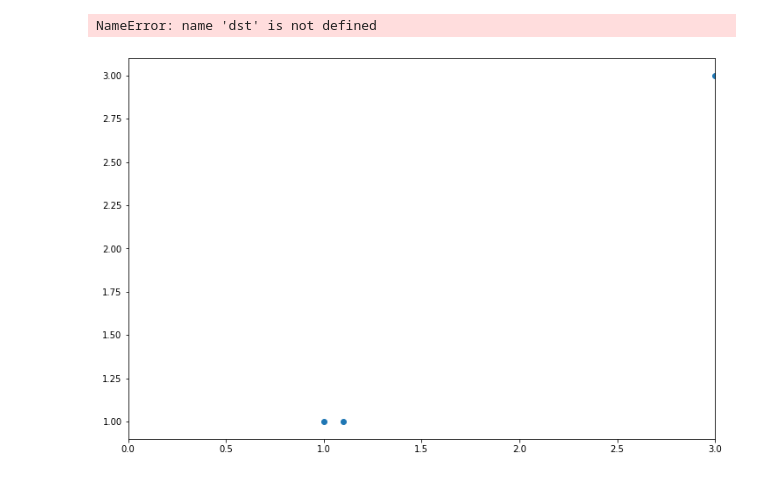
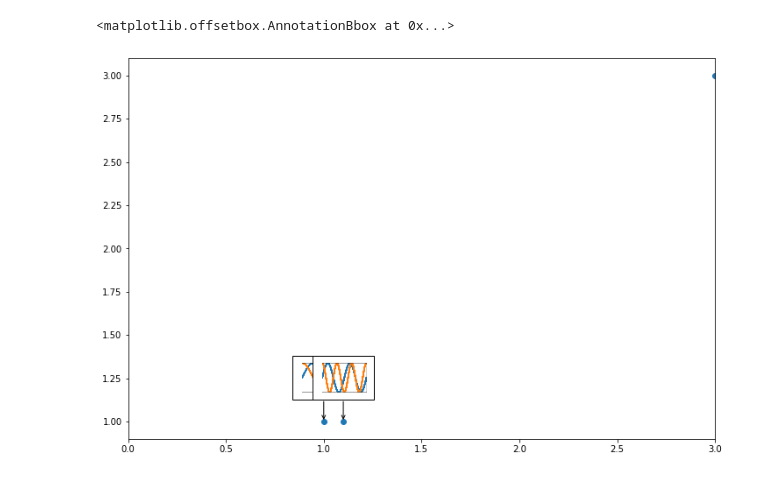
Before and after one commit to sakeikuratarako2020/AnnotationTest, a Jupyter notebook: Annotation.ipynb, the cells around one changed output. Drawn from its saved outputs; the diff is of its cells as text; code cells hidden in the pictures.

```diff
--- a/Annotation.ipynb
+++ b/Annotation.ipynb
@@ -31,5 +31,5 @@ plt.savefig(buf, format="png")
 
 enc = np.frombuffer(buf.getvalue(), dtype=np.uint8)
 dst0 = cv2.imdecode(enc, 1)
-dst0 = dst[:,:,::-1]
+dst0 = dst0[:,:,::-1]
 # %% [output]
@@ -62,24 +63,24 @@ dst1 = dst1[:,:,::-1]
 # %%
 mpl.rcParams["axes.xmargin"] = 0.05
 mpl.rcParams["axes.ymargin"] = 0.05
 
 x = [1,1.1,3]
 y = [1,1,3]
 
 fig, ax = plt.subplots(figsize=(12,8))
 
 ax.scatter(x,y)
 ax.set_xlim([0,3])
 
-imb0 = OffsetImage(dst, zoom=0.15)
+imb0 = OffsetImage(dst0, zoom=0.15)
 imb0.image.axes = ax
 ab0 = AnnotationBbox(imb0,(x[0],y[0]), xybox=(0,50), xycoords="data", boxcoords="offset points", pad=0.3, arrowprops=dict(arrowstyle="->"))
 ax.add_artist(ab0)
 
 imb1 = OffsetImage(dst1, zoom=0.15)
 imb1.image.axes = ax
 ab1 = AnnotationBbox(imb1,(x[1],y[1]), xybox=(0,50), xycoords="data", boxcoords="offset points", pad=0.3, arrowprops=dict(arrowstyle="->"))
 ax.add_artist(ab1)
 # %% [output]
-NameError: name 'dst' is not defined
+<matplotlib.offsetbox.AnnotationBbox at 0x...>
-[figure, old version]
+[figure, new version]
```
Also changed, not shown: parts of 2 cells of this notebook, 1 other file.
